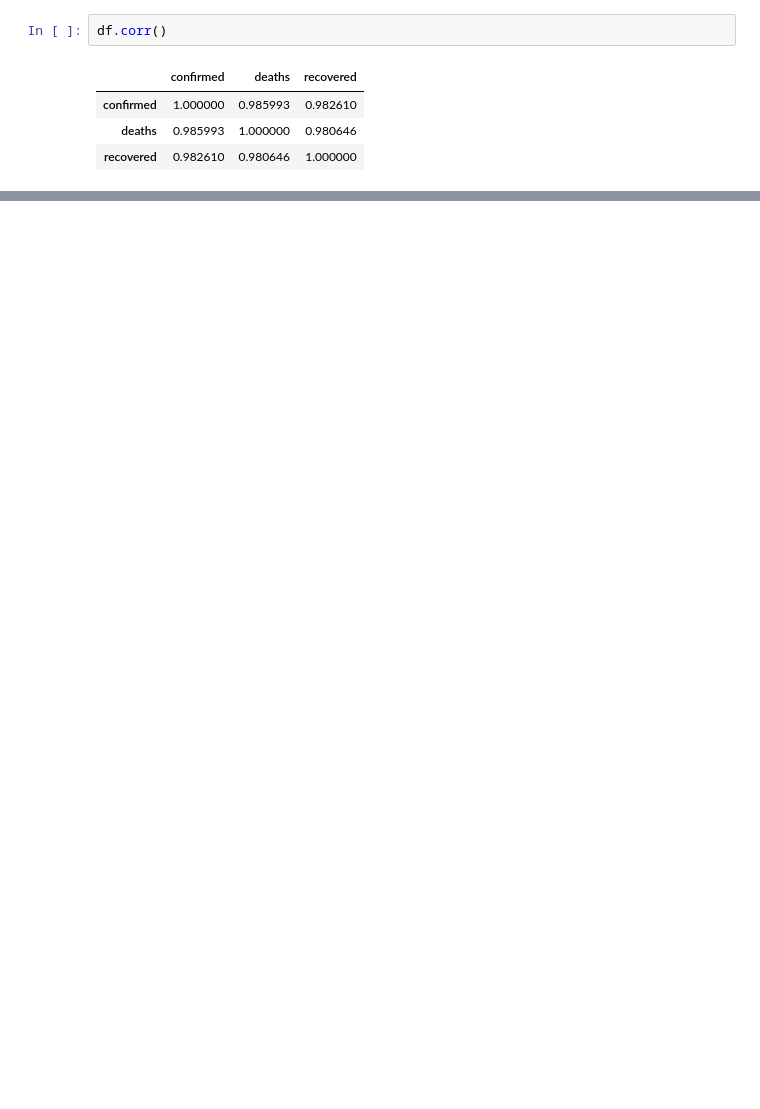
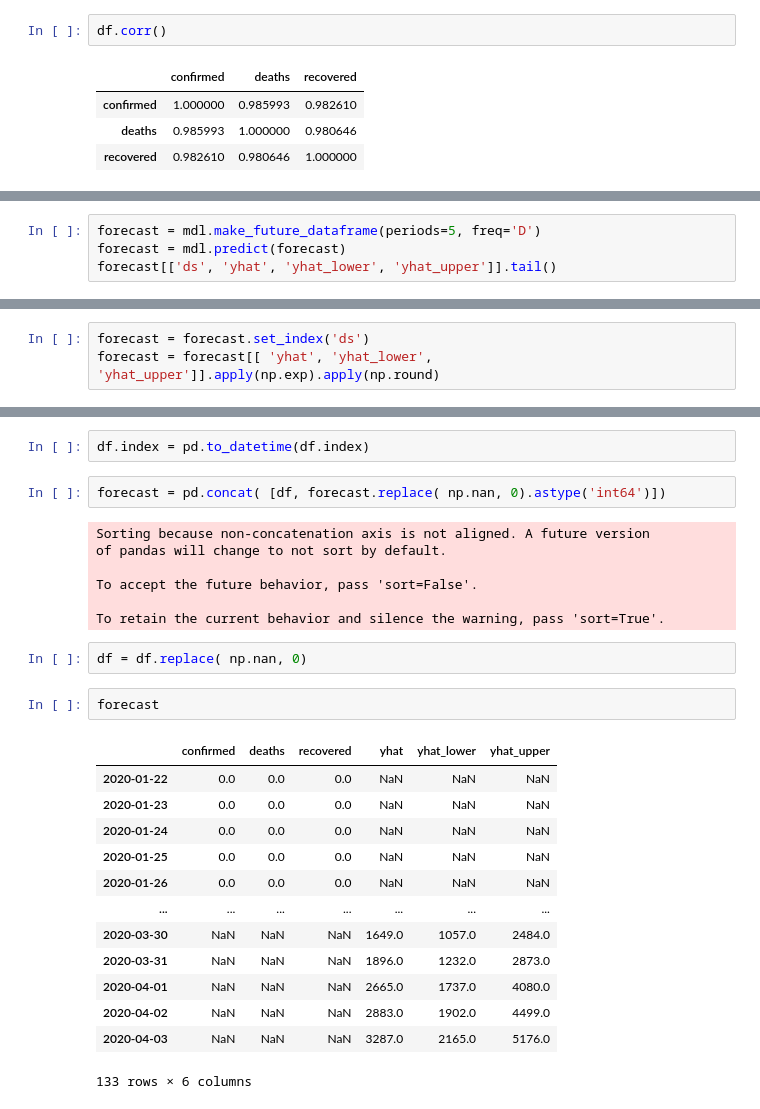
Before and after one commit to l4zy0n3/Python, a Jupyter notebook: India.ipynb, the cells around one changed output, grey strips where cells are left out. Cells and saved outputs as stored; diff of their text form; blank space fills up the shorter version.

Commit message:
added predictions using prophet

```diff
--- a/India.ipynb
+++ b/India.ipynb
@@ -63,0 +91,4 @@ fig.show()
+# %%
+forecast = mdl.make_future_dataframe(periods=5, freq='D')
+forecast = mdl.predict(forecast)
+forecast[['ds', 'yhat', 'yhat_lower', 'yhat_upper']].tail()
@@ -63,0 +109,3 @@ fig.show()
+# %%
+forecast = forecast.set_index('ds')
+forecast = forecast[[ 'yhat', 'yhat_lower', 'yhat_upper']].apply(np.exp).apply(np.round)
@@ -63,0 +133,29 @@ fig.show()
+# %%
+df.index = pd.to_datetime(df.index)
+# %%
+forecast = pd.concat( [df, forecast.replace( np.nan, 0).astype('int64')])
+# %% [output]
+Sorting because non-concatenation axis is not aligned. A future version
+of pandas will change to not sort by default.
+
+To accept the future behavior, pass 'sort=False'.
+
+To retain the current behavior and silence the warning, pass 'sort=True'.
+# %%
+df = df.replace( np.nan, 0)
+# %%
+forecast
+# %% [output]
+|  | confirmed | deaths | recovered | yhat | yhat_lower | yhat_upper |
+| 2020-01-22 | 0.0 | 0.0 | 0.0 | NaN | NaN | NaN |
+| 2020-01-23 | 0.0 | 0.0 | 0.0 | NaN | NaN | NaN |
+| 2020-01-24 | 0.0 | 0.0 | 0.0 | NaN | NaN | NaN |
+| 2020-01-25 | 0.0 | 0.0 | 0.0 | NaN | NaN | NaN |
+| 2020-01-26 | 0.0 | 0.0 | 0.0 | NaN | NaN | NaN |
+| ... | ... | ... | ... | ... | ... | ... |
+| 2020-03-30 | NaN | NaN | NaN | 1649.0 | 1057.0 | 2484.0 |
+| 2020-03-31 | NaN | NaN | NaN | 1896.0 | 1232.0 | 2873.0 |
+| 2020-04-01 | NaN | NaN | NaN | 2665.0 | 1737.0 | 4080.0 |
+| 2020-04-02 | NaN | NaN | NaN | 2883.0 | 1902.0 | 4499.0 |
+| 2020-04-03 | NaN | NaN | NaN | 3287.0 | 2165.0 | 5176.0 |
+133 rows × 6 columns
```
Also changed, not shown: parts of 20 cells of this notebook.
